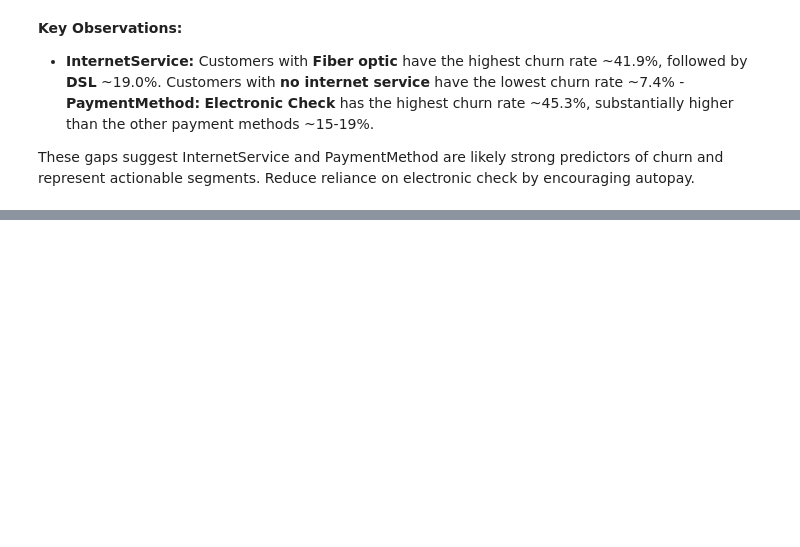
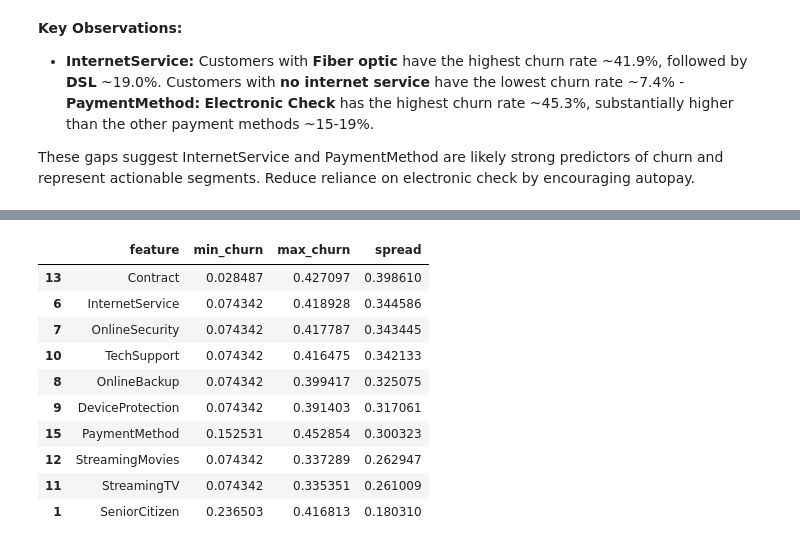
Before and after one commit to trilola89/churn-prediction-end-to-end, a Jupyter notebook: notebooks/01_eda.ipynb, the cells around one changed output, grey strips where cells are left out. Drawn from its saved outputs; the diff is of its cells as text; code cells hidden in the pictures; blank space fills up the shorter version.

```diff
--- a/notebooks/01_eda.ipynb
+++ b/notebooks/01_eda.ipynb
@@ -228,0 +287,37 @@ These gaps suggest InternetService and PaymentMethod are likely strong predictor
+# %%
+cat_cols = [
+    "gender", "SeniorCitizen", "Partner", "Dependents",
+    "PhoneService", "MultipleLines", "InternetService",
+    "OnlineSecurity", "OnlineBackup", "DeviceProtection",
+    "TechSupport", "StreamingTV", "StreamingMovies",
+    "Contract", "PaperlessBilling", "PaymentMethod"
+]
+
+summary = []
+
+for col in cat_cols:
+    rates = df.groupby(col)["churnNum"].mean()
+    summary.append({
+        "feature": col,
+        "min_churn": rates.min(),
+        "max_churn": rates.max(),
+        "spread": rates.max() - rates.min()
+    })
+
+
+cat_spread = (pd.DataFrame(summary)
+              .sort_values("spread", ascending=False))
+
+cat_spread.head(10)
+# %% [output]
+|  | feature | min_churn | max_churn | spread |
+| 13 | Contract | 0.028487 | 0.427097 | 0.398610 |
+| 6 | InternetService | 0.074342 | 0.418928 | 0.344586 |
+| 7 | OnlineSecurity | 0.074342 | 0.417787 | 0.343445 |
+| 10 | TechSupport | 0.074342 | 0.416475 | 0.342133 |
+| 8 | OnlineBackup | 0.074342 | 0.399417 | 0.325075 |
+| 9 | DeviceProtection | 0.074342 | 0.391403 | 0.317061 |
+| 15 | PaymentMethod | 0.152531 | 0.452854 | 0.300323 |
+| 12 | StreamingMovies | 0.074342 | 0.337289 | 0.262947 |
+| 11 | StreamingTV | 0.074342 | 0.335351 | 0.261009 |
+| 1 | SeniorCitizen | 0.236503 | 0.416813 | 0.180310 |
```
Also changed, not shown: parts of 14 cells of this notebook.
